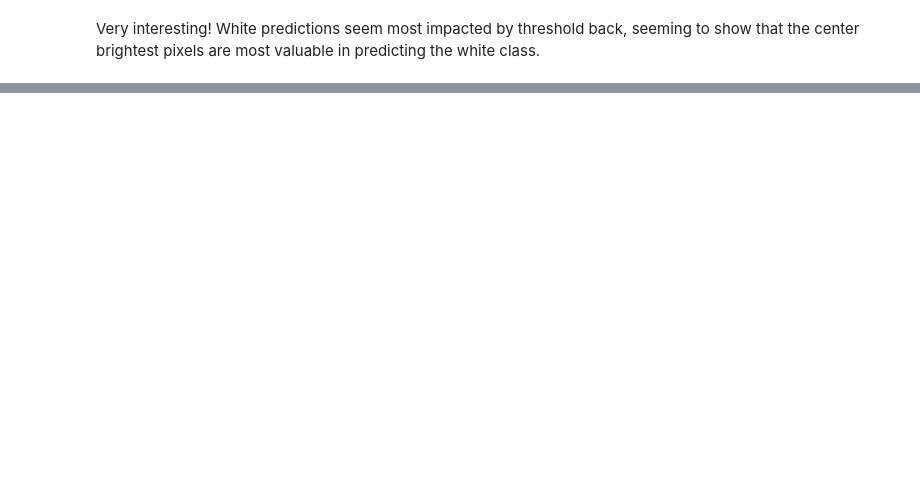
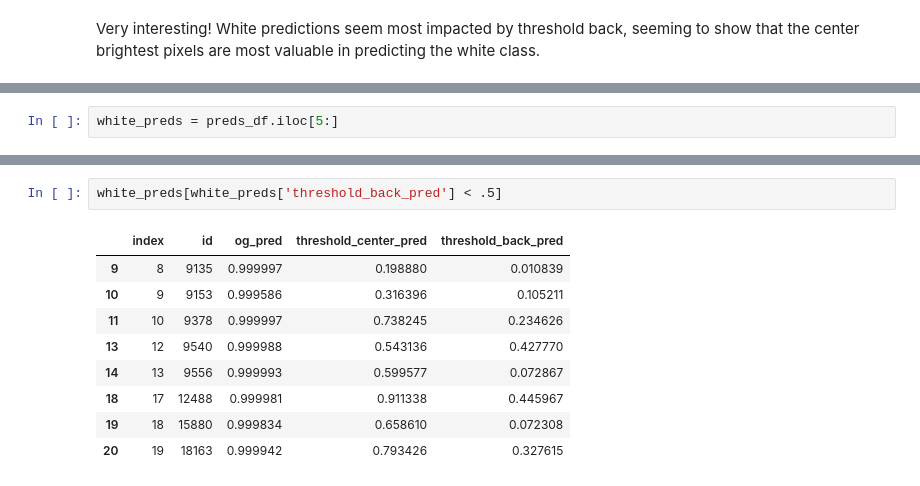
Before and after one commit to Centrattic/race, a Jupyter notebook: classifier_experiments/shadow_regions_experiment2.ipynb, the cells around one changed output, grey strips where cells are left out. Cells and saved outputs as stored; diff of their text form; blank space fills up the shorter version.

```diff
--- a/classifier_experiments/shadow_regions_experiment2.ipynb
+++ b/classifier_experiments/shadow_regions_experiment2.ipynb
@@ -559,0 +428,2 @@ trichart(preds_df, og_imgs, threshold_center_imgs, threshold_back_imgs)
+# %%
+white_preds = preds_df.iloc[5:]
@@ -559,0 +475,12 @@ trichart(preds_df, og_imgs, threshold_center_imgs, threshold_back_imgs)
+# %%
+white_preds[white_preds['threshold_back_pred'] < .5]
+# %% [output]
+|  | index | id | og_pred | threshold_center_pred | threshold_back_pred |
+| 9 | 8 | 9135 | 0.999997 | 0.198880 | 0.010839 |
+| 10 | 9 | 9153 | 0.999586 | 0.316396 | 0.105211 |
+| 11 | 10 | 9378 | 0.999997 | 0.738245 | 0.234626 |
+| 13 | 12 | 9540 | 0.999988 | 0.543136 | 0.427770 |
+| 14 | 13 | 9556 | 0.999993 | 0.599577 | 0.072867 |
+| 18 | 17 | 12488 | 0.999981 | 0.911338 | 0.445967 |
+| 19 | 18 | 15880 | 0.999834 | 0.658610 | 0.072308 |
+| 20 | 19 | 18163 | 0.999942 | 0.793426 | 0.327615 |
```
Also changed, not shown: parts of 43 cells of this notebook.
